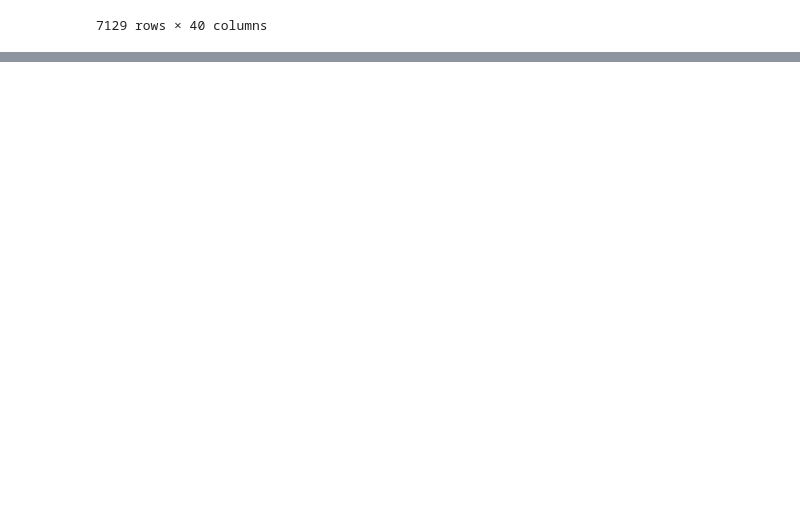
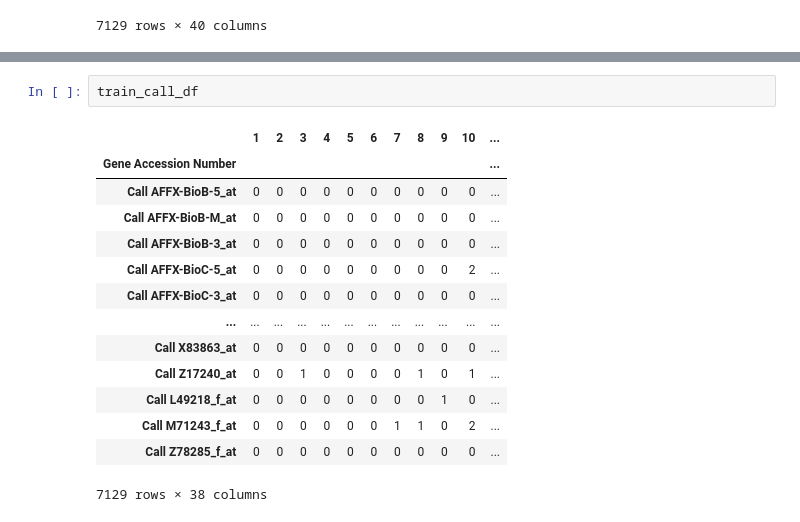
Before and after one commit to BilalAcikgoz/all-aml-classification, a Jupyter notebook: main1.ipynb, the cells around one changed output, grey strips where cells are left out. Cells and saved outputs as stored; diff of their text form; blank space fills up the shorter version.

```diff
--- a/main1.ipynb
+++ b/main1.ipynb
@@ -104,0 +193,17 @@ train_df
+# %%
+train_call_df
+# %% [output]
+|  | 1 | 2 | 3 | 4 | 5 | 6 | 7 | 8 | 9 | 10 | ... |
+| Gene Accession Number |  |  |  |  |  |  |  |  |  |  | ... |
+| Call AFFX-BioB-5_at | 0 | 0 | 0 | 0 | 0 | 0 | 0 | 0 | 0 | 0 | ... |
+| Call AFFX-BioB-M_at | 0 | 0 | 0 | 0 | 0 | 0 | 0 | 0 | 0 | 0 | ... |
+| Call AFFX-BioB-3_at | 0 | 0 | 0 | 0 | 0 | 0 | 0 | 0 | 0 | 0 | ... |
+| Call AFFX-BioC-5_at | 0 | 0 | 0 | 0 | 0 | 0 | 0 | 0 | 0 | 2 | ... |
+| Call AFFX-BioC-3_at | 0 | 0 | 0 | 0 | 0 | 0 | 0 | 0 | 0 | 0 | ... |
+| ... | ... | ... | ... | ... | ... | ... | ... | ... | ... | ... | ... |
+| Call X83863_at | 0 | 0 | 0 | 0 | 0 | 0 | 0 | 0 | 0 | 0 | ... |
+| Call Z17240_at | 0 | 0 | 1 | 0 | 0 | 0 | 0 | 1 | 0 | 1 | ... |
+| Call L49218_f_at | 0 | 0 | 0 | 0 | 0 | 0 | 0 | 0 | 1 | 0 | ... |
+| Call M71243_f_at | 0 | 0 | 0 | 0 | 0 | 0 | 1 | 1 | 0 | 2 | ... |
+| Call Z78285_f_at | 0 | 0 | 0 | 0 | 0 | 0 | 0 | 0 | 0 | 0 | ... |
+7129 rows × 38 columns
```
Also changed, not shown: parts of 22 cells of this notebook.
